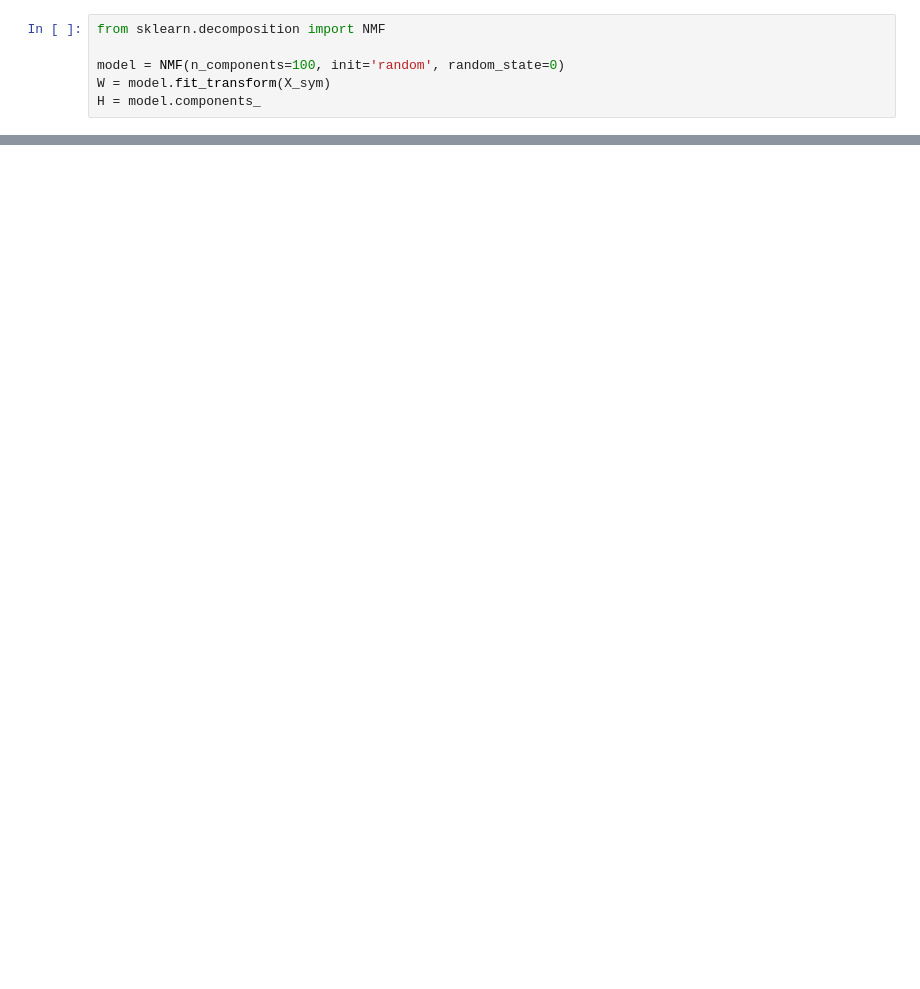
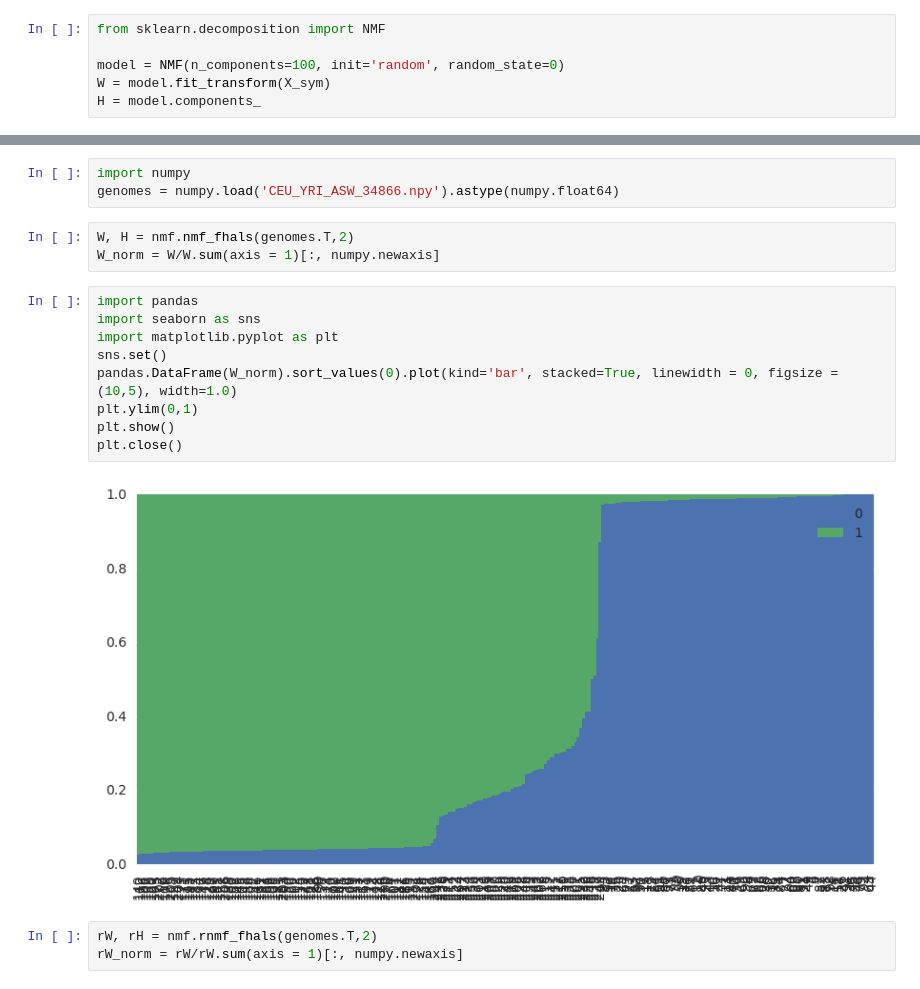
Before and after one commit to chengdai/rjnmf, a Jupyter notebook: Final Project.ipynb, the cells around one changed output, grey strips where cells are left out. Drawn from its saved outputs; the diff is of its cells as text; blank space fills up the shorter version.

Commit message:
added data

```diff
--- a/Final Project.ipynb
+++ b/Final Project.ipynb
@@ -76,0 +77,20 @@ numpy.linalg.norm(W.dot(H) - X)
+# %%
+import numpy
+genomes = numpy.load('CEU_YRI_ASW_34866.npy').astype(numpy.float64)
+# %%
+W, H = nmf.nmf_fhals(genomes.T,2)
+W_norm = W/W.sum(axis = 1)[:, numpy.newaxis]
+# %%
+import pandas
+import seaborn as sns
+import matplotlib.pyplot as plt
+sns.set()
+pandas.DataFrame(W_norm).sort_values(0).plot(kind='bar', stacked=True, linewidth = 0, figsize = (10,5), width=1.0)
+plt.ylim(0,1)
+plt.show()
+plt.close()
+# %% [output]
+[figure, added]
+# %%
+rW, rH = nmf.rnmf_fhals(genomes.T,2)
+rW_norm = rW/rW.sum(axis = 1)[:, numpy.newaxis]
```
Also changed, not shown: parts of 10 cells of this notebook, 1 other file.
